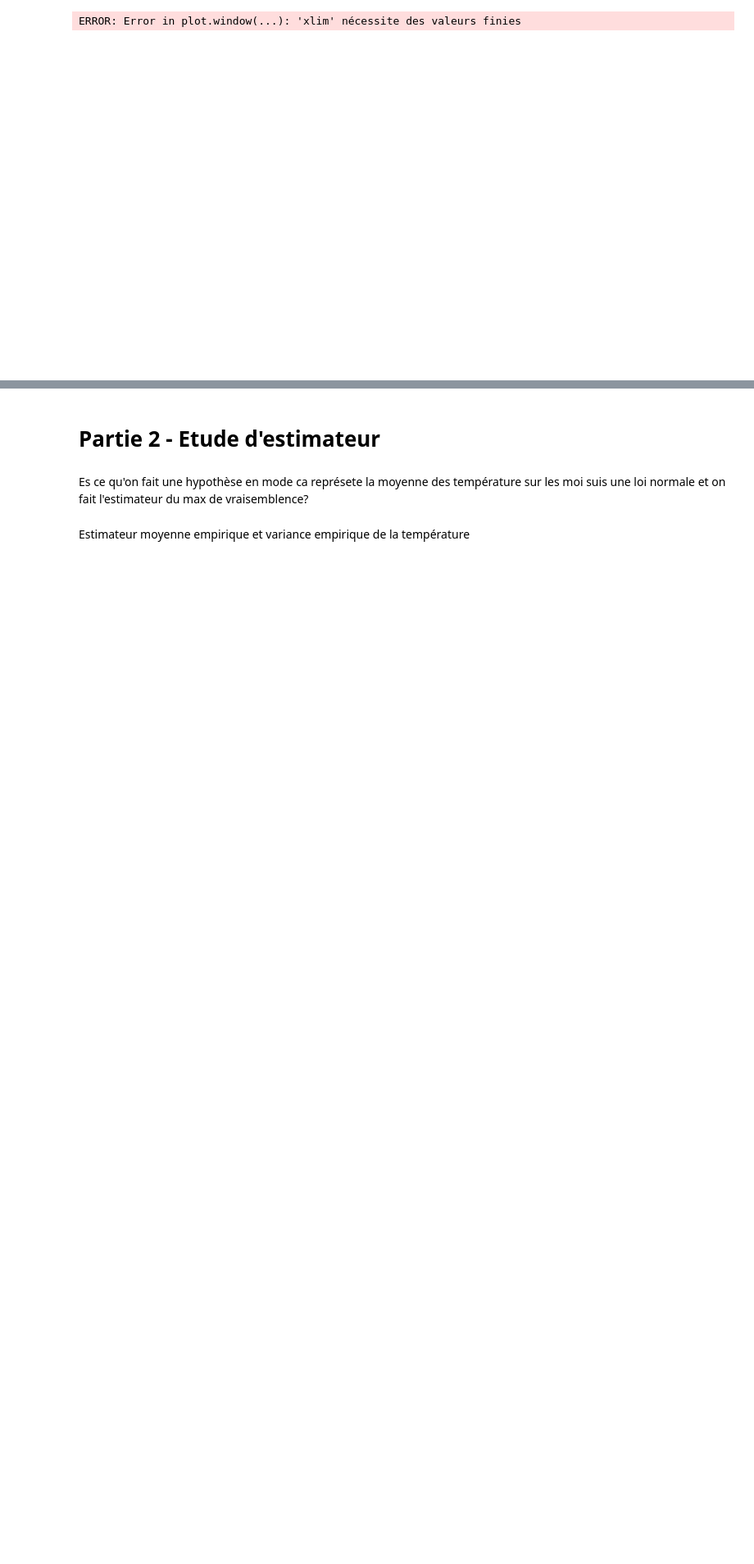
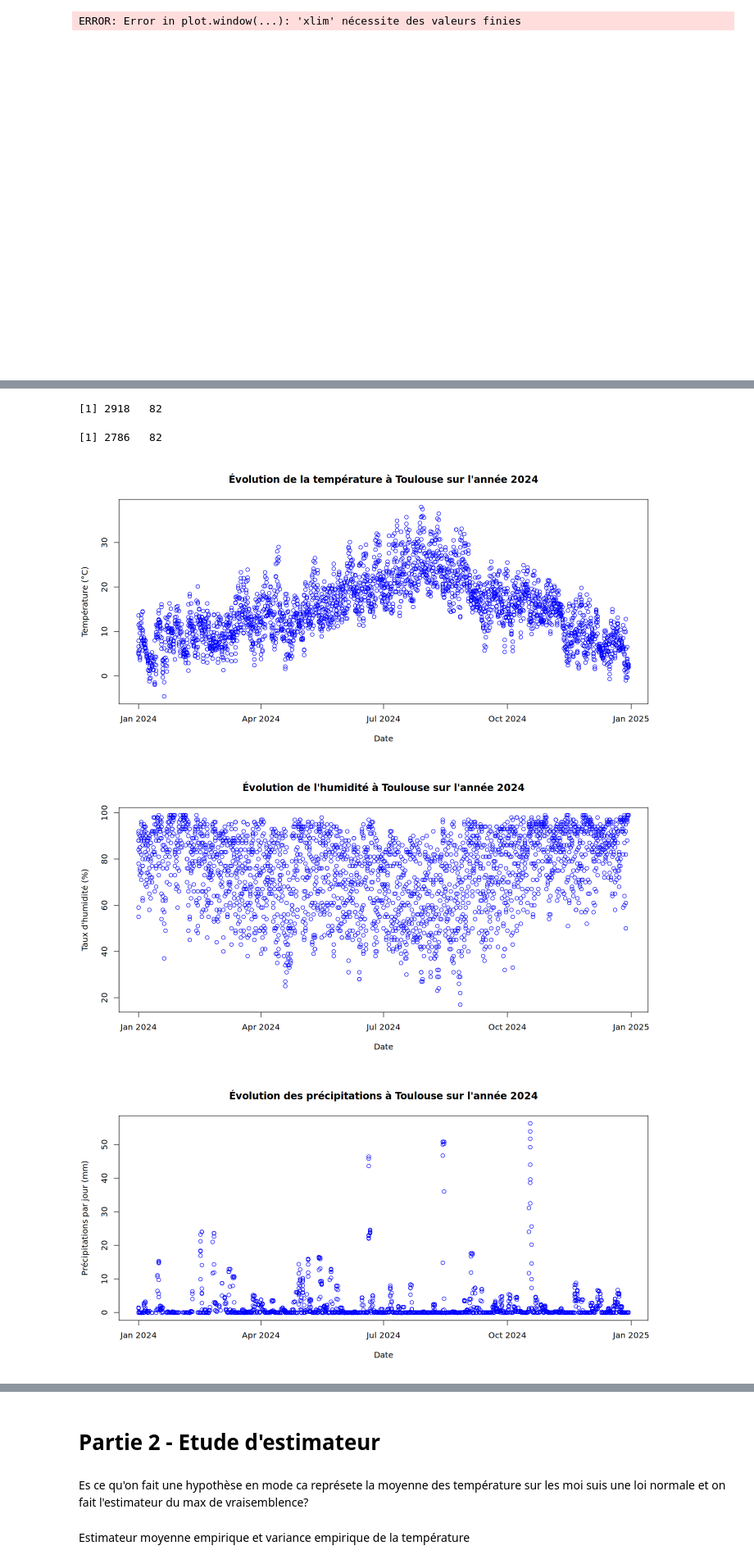
Before and after one commit to alextonon/BE_R, a Jupyter notebook: BE_final.ipynb, the cells around one changed output, grey strips where cells are left out. Shown at 82% size. Cells and saved outputs as stored; diff of their text form; code cells hidden in the pictures; blank space fills up the shorter version.

```diff
--- a/BE_final.ipynb
+++ b/BE_final.ipynb
@@ -183,0 +203,8 @@ TODO
+# %%
+dt <- as.data.table(df)
+# %%
+dt_2024 <- dt[Date >= "2024-01-01" & Date <= "2024-12-31"]
+# %%
+dt_caen_2024 <- dt_2024[communes..name. == "Carpiquet"]
+
+dim(dt_caen_2024)
@@ -183,0 +213,54 @@ TODO
+# %%
+dt_toulouse_2024 <- dt_2024[communes..name. == "Blagnac"]
+
+dim(dt_toulouse_2024)
+# %% [output]
+[1] 2918   82
+# %%
+dt_guyane_2024 <- dt_2024[communes..name. == "Saint-Laurent-du-Maroni"]
+
+dim(dt_guyane_2024)
+# %% [output]
+[1] 2786   82
+# %%
+dt_caen_2024$Date = as.Date(dt_caen_2024$Date)
+dt_toulouse_2024$Date = as.Date(dt_toulouse_2024$Date)
+
+
+par(bg = "white")
+
+plot(dt_toulouse_2024$Date[!is.na(dt_toulouse_2024$`Température...C.`)],
+     dt_toulouse_2024$`Température...C.`[!is.na(dt_toulouse_2024$`Température...C.`)],
+     type = "p",
+     col = "blue",
+     xlab = "Date",
+     ylab = "Température (°C)",
+     main = "Évolution de la température à Toulouse sur l'année 2024")
+
+plot(dt_toulouse_2024$Date[!is.na(dt_toulouse_2024$`Humidité`)],
+     dt_toulouse_2024$`Humidité`[!is.na(dt_toulouse_2024$`Humidité`)],
+     type = "p",
+     col = "blue",
+     xlab = "Date",
+     ylab = "Taux d'humidité (%)",
+     main = "Évolution de l'humidité à Toulouse sur l'année 2024")
+
+plot(dt_toulouse_2024$Date[!is.na(dt_toulouse_2024$`Précipitations.dans.les.24.dernières.heures`)],
+     dt_toulouse_2024$`Précipitations.dans.les.24.dernières.heures`[!is.na(dt_toulouse_2024$`Précipitations.dans.les.24.dernières.heures`)],
+     type = "p",
+     col = "blue",
+     xlab = "Date",
+     ylab = "Précipitations par jour (mm)",
+     main = "Évolution des précipitations à Toulouse sur l'année 2024")
+
+plot(dt_caen_2024$Date[!is.na(dt_caen_2024$`Précipitations.dans.les.24.dernières.heures`)],
+     dt_caen_2024$`Précipitations.dans.les.24.dernières.heures`[!is.na(dt_caen_2024$`Précipitations.dans.les.24.dernières.heures`)],
+     type = "p",
+     col = "blue",
+     xlab = "Date",
+     ylab = "Précipitations par jour (mm)",
+     main = "Évolution des précipitations à Caen sur l'année 2024")
+# %% [output]
+[figure, added]
+[figure, added]
+[figure, added]
```
Also changed, not shown: parts of 27 cells of this notebook, 1 other file.
